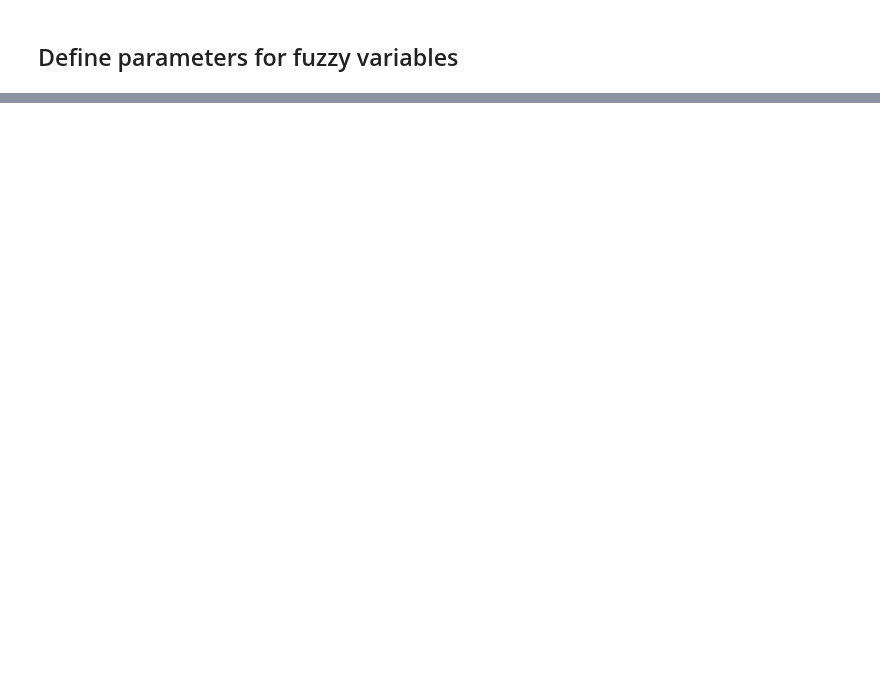
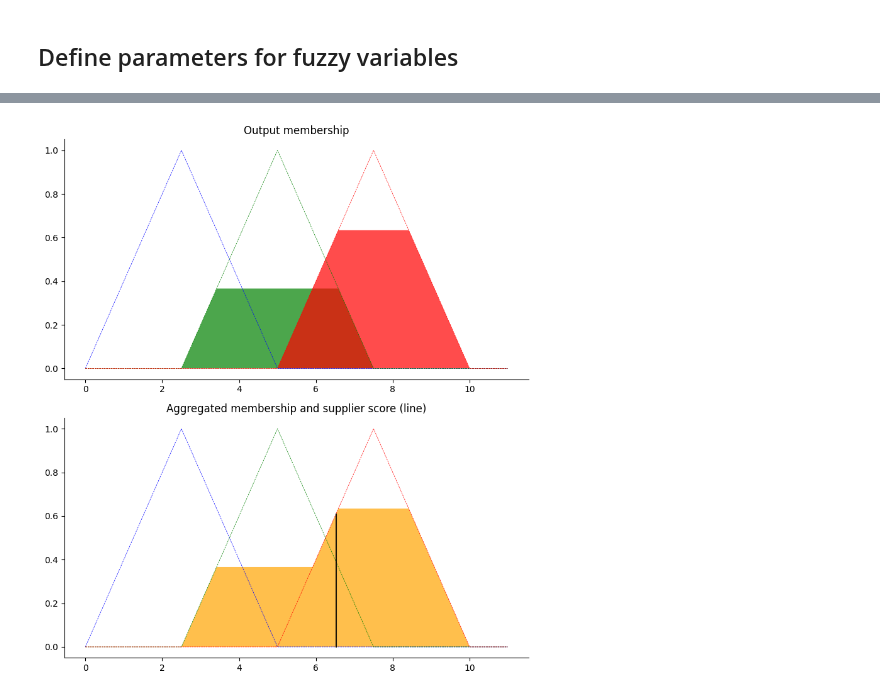
Before and after one commit to rubusarbaro/supplier-selection_fuzzy-logic_thesis, a Jupyter notebook: thesis.ipynb, the cells around one changed output, grey strips where cells are left out. Cells and saved outputs as stored; diff of their text form; code cells hidden in the pictures; blank space fills up the shorter version.

```diff
--- a/thesis.ipynb
+++ b/thesis.ipynb
@@ -47,3 +73,0 @@ for delivery_time in ["low", "regular", "high"]:
-# %%
-estrella = simulation.Supplier("10000082", "Súper Fantástico, S.A.S.", "low", "low", "low", "high")
-env.add_supplier(estrella)
@@ -221,5 +277,5 @@ plt.show()
 # %%
-evaluation_supplier_id = "10000073"
+evaluation_supplier_id = "10000047"
 
 crisp_delivery_time = env.item_master[(env.item_master["Supplier ID"] == evaluation_supplier_id) & (env.item_master["Awarded"] == True)]["Delivery time"].mean()
 crisp_quotation_time = env.item_master[(env.item_master["Supplier ID"] == evaluation_supplier_id) & (env.item_master["Awarded"] == True)]["Quotation time"].mean()
@@ -253,30 +309,58 @@ rule_2 = np.fmin.reduce([price_level_medium, punctuality_level_high, delivery_ti
 rule_3 = np.fmin.reduce([price_level_low, punctuality_level_medium, delivery_time_level_low, quotation_time_level_low])
 
 rule_4 = np.fmin.reduce([price_level_low, punctuality_level_high, delivery_time_level_medium, quotation_time_level_low])
 
 rule_5 = np.fmin.reduce([price_level_low, punctuality_level_high, delivery_time_level_low, quotation_time_level_medium])
 
 rule_6 = np.fmin.reduce([price_level_high, punctuality_level_low, delivery_time_level_high, quotation_time_level_high])
 
 rule_7 = np.fmin.reduce([price_level_medium, punctuality_level_low, delivery_time_level_high, quotation_time_level_high])
 
 rule_8 = np.fmin.reduce([price_level_high, punctuality_level_medium, delivery_time_level_high, quotation_time_level_high])
 
 rule_9 = np.fmin.reduce([price_level_high, punctuality_level_low, delivery_time_level_medium, quotation_time_level_high])
 
 rule_10 = np.fmin.reduce([price_level_high, punctuality_level_low, delivery_time_level_high, quotation_time_level_medium])
 
 rule_11 = 1 - np.fmax.reduce([rule_1, rule_2, rule_3, rule_4, rule_5, rule_6, rule_7, rule_8, rule_9, rule_10])
 
 supplier_activation_low = np.fmin(np.fmax.reduce([rule_3, rule_4, rule_5, rule_6, rule_10]), supplier_low)
 supplier_activation_medium = np.fmin(rule_11, supplier_medium)
 supplier_activation_high = np.fmin(np.fmax.reduce([rule_1, rule_2, rule_7, rule_8, rule_9]), supplier_high)
 
 supplier_0 = np.zeros_like(var_supplier)
 
 aggregated = np.fmax.reduce([supplier_activation_low, supplier_activation_medium, supplier_activation_high])
 
 
 # Defuzzification
 supplier_score = fuzzy.defuzz(var_supplier, aggregated, "centroid")
 supplier_activation = fuzzy.interp_membership(var_supplier, aggregated, supplier_score)
+
+fig, (ax5, ax6) = plt.subplots(nrows=2, figsize=(8, 9))
+
+ax5.fill_between(var_supplier, supplier_0, supplier_activation_low, facecolor="b", alpha=0.7)
+ax5.plot(var_supplier, supplier_low, "b", linewidth=0.5, linestyle="--")
+ax5.fill_between(var_supplier, supplier_0, supplier_activation_medium, facecolor="g", alpha=0.7)
+ax5.plot(var_supplier, supplier_medium, "g", linewidth=0.5, linestyle="--")
+ax5.fill_between(var_supplier, supplier_0, supplier_activation_high, facecolor="r", alpha=0.7)
+ax5.plot(var_supplier, supplier_high, "r", linewidth=0.5, linestyle="--")
+ax5.set_title("Output membership")
+
+ax6.plot(var_supplier, supplier_low, "b", linewidth=0.5, linestyle="--")
+ax6.plot(var_supplier, supplier_medium, "g", linewidth=0.5, linestyle="--")
+ax6.plot(var_supplier, supplier_high, "r", linewidth=0.5, linestyle="--")
+ax6.fill_between(var_supplier, supplier_0, aggregated, facecolor="Orange", alpha=0.7)
+ax6.plot([supplier_score, supplier_score], [0, supplier_activation], "k", linewidth=1.5, alpha=0.9)
+ax6.set_title("Aggregated membership and supplier score (line)")
+
+for ax in [ax5, ax6]:
+    ax.spines["top"].set_visible(False)
+    ax.spines["right"].set_visible(False)
+    ax.get_xaxis().tick_bottom()
+    ax.get_yaxis().tick_left()
+
+plt.tight_layout()
+plt.show()
+# %% [output]
+[figure, added]
```
Also changed, not shown: parts of 21 cells of this notebook, 1 other file.
